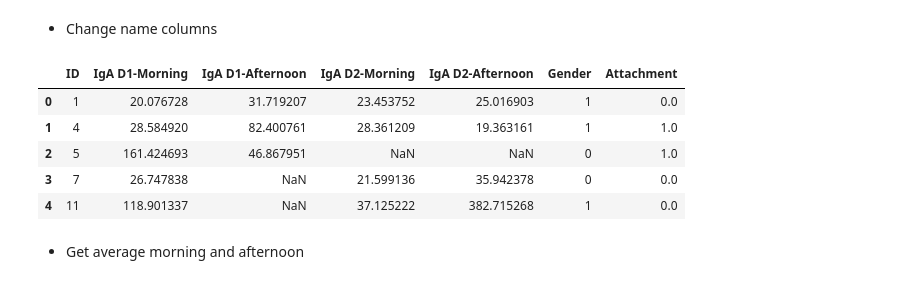
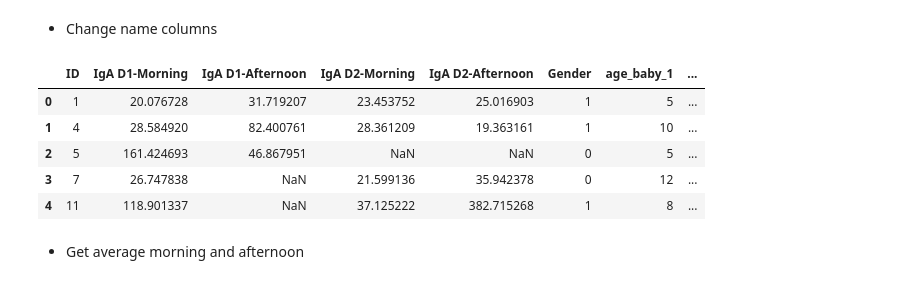
Before and after one commit to dMedinaO/IgA_attachment_analysis, a Jupyter notebook: preprocessing_data/1_process_raw_data_iga.ipynb, the cells around one changed output. Drawn from its saved outputs; the diff is of its cells as text; code cells hidden in the pictures.

```diff
--- a/preprocessing_data/1_process_raw_data_iga.ipynb
+++ b/preprocessing_data/1_process_raw_data_iga.ipynb
@@ -53,7 +53,9 @@ df_data.head(5)
 # %% [markdown]
 - Defining columns to use
 # %%
-columns_to_use = ["N°_diada", 'm1','m2','m3','m4', 'Género_bebé', "Apego_dic_SSP"]
+columns_to_use = ["N°_diada", 'm1','m2','m3','m4', 'Género_bebé',
+                  "Edad_bebé_1", "Edad_bebé_2", "Edad_bebé_5",
+                  "Apego_dic_SSP"]
 # %% [markdown]
 - Selecting data from raw dataset
 # %%
@@ -70,15 +84,16 @@ data_selection.head(5)
 - Change name columns
 # %%
 data_selection.columns = ["ID", 'IgA D1-Morning', 'IgA D1-Afternoon',
-                          'IgA D2-Morning', 'IgA D2-Afternoon', 'Gender', 'Attachment']
+                          'IgA D2-Morning', 'IgA D2-Afternoon', 'Gender',
+                          "age_baby_1", "age_baby_2", "age_baby_5", 'Attachment']
 data_selection.head(5)
 # %% [output]
-|  | ID | IgA D1-Morning | IgA D1-Afternoon | IgA D2-Morning | IgA D2-Afternoon | Gender | Attachment |
-| 0 | 1 | 20.076728 | 31.719207 | 23.453752 | 25.016903 | 1 | 0.0 |
-| 1 | 4 | 28.584920 | 82.400761 | 28.361209 | 19.363161 | 1 | 1.0 |
-| 2 | 5 | 161.424693 | 46.867951 | NaN | NaN | 0 | 1.0 |
-| 3 | 7 | 26.747838 | NaN | 21.599136 | 35.942378 | 0 | 0.0 |
-| 4 | 11 | 118.901337 | NaN | 37.125222 | 382.715268 | 1 | 0.0 |
+|  | ID | IgA D1-Morning | IgA D1-Afternoon | IgA D2-Morning | IgA D2-Afternoon | Gender | age_baby_1 | ... |
+| 0 | 1 | 20.076728 | 31.719207 | 23.453752 | 25.016903 | 1 | 5 | ... |
+| 1 | 4 | 28.584920 | 82.400761 | 28.361209 | 19.363161 | 1 | 10 | ... |
+| 2 | 5 | 161.424693 | 46.867951 | NaN | NaN | 0 | 5 | ... |
+| 3 | 7 | 26.747838 | NaN | 21.599136 | 35.942378 | 0 | 12 | ... |
+| 4 | 11 | 118.901337 | NaN | 37.125222 | 382.715268 | 1 | 8 | ... |
 # %% [markdown]
 - Get average morning and afternoon
 # %%
```
Also changed, not shown: parts of 6 cells of this notebook, 13 other files.
